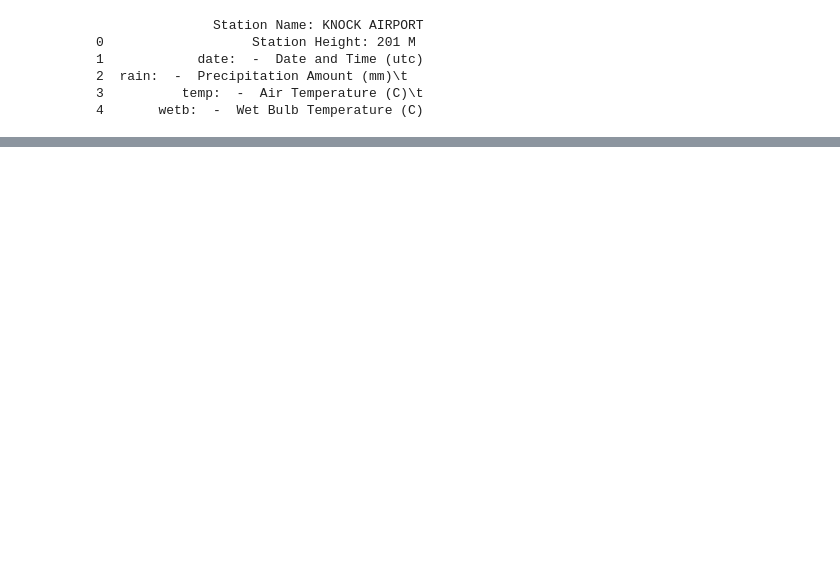
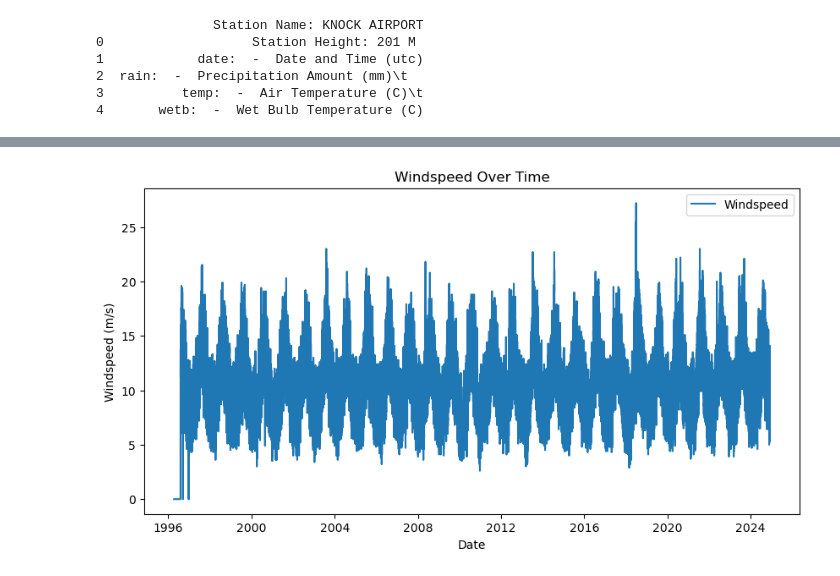
Before and after one commit to IanaraFer/programming-for-data-analytics, a Jupyter notebook: assignments/assignment_6_Weather.ipynb, the cells around one changed output, grey strips where cells are left out. Saved outputs shown, nothing was run; the diff lists cells and outputs as text; code cells hidden in the pictures; blank space fills up the shorter version.

```diff
--- a/assignments/assignment_6_Weather.ipynb
+++ b/assignments/assignment_6_Weather.ipynb
@@ -357,0 +347,14 @@ KeyError: 'date'
+# %%
+# Convert the 'wdsp' column to numeric values
+data['wdsp'] = pd.to_numeric(data['wdsp'], errors='coerce')
+
+# Plot the windspeed
+plt.figure(figsize=(10, 5))
+plt.plot(data['date'], data['wdsp'], label='Windspeed')
+plt.xlabel('Date')
+plt.ylabel('Windspeed (m/s)')
+plt.title('Windspeed Over Time')
+plt.legend()
+plt.show()
+# %% [output]
+[figure, added]
```
Also changed, not shown: parts of 24 cells of this notebook.
